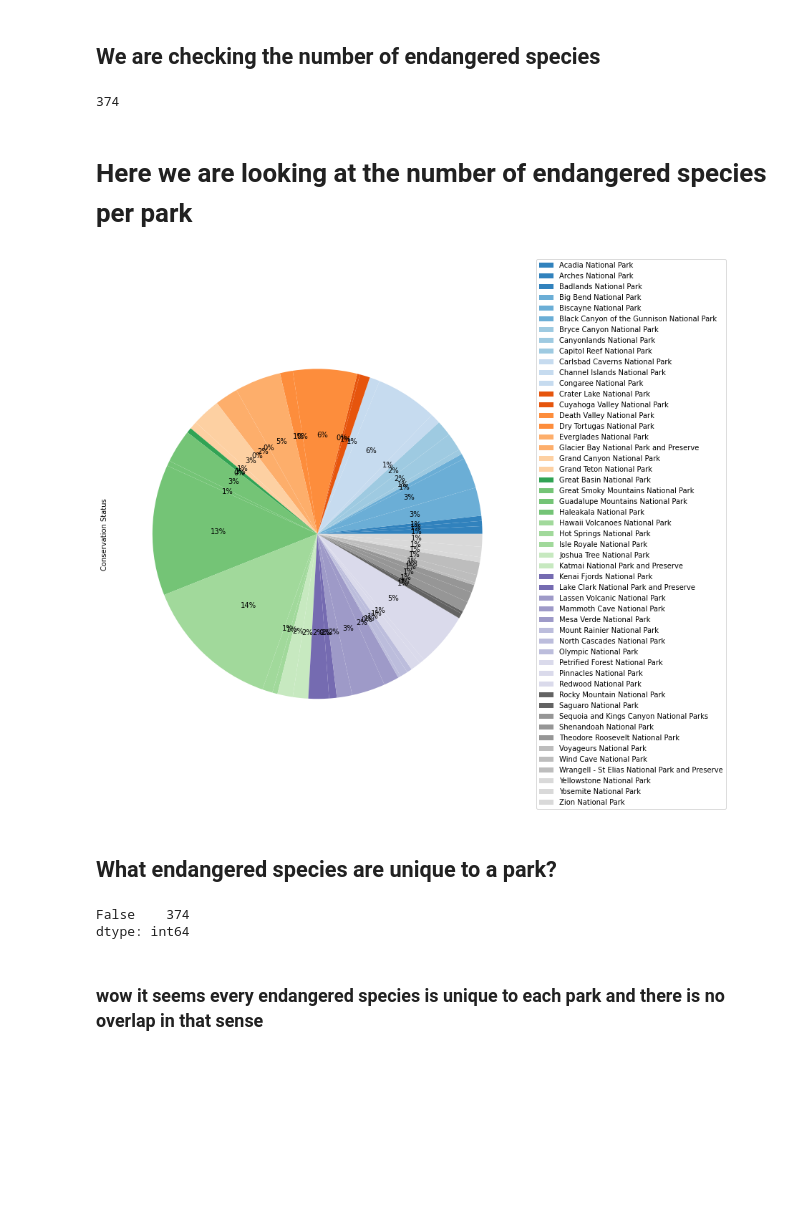
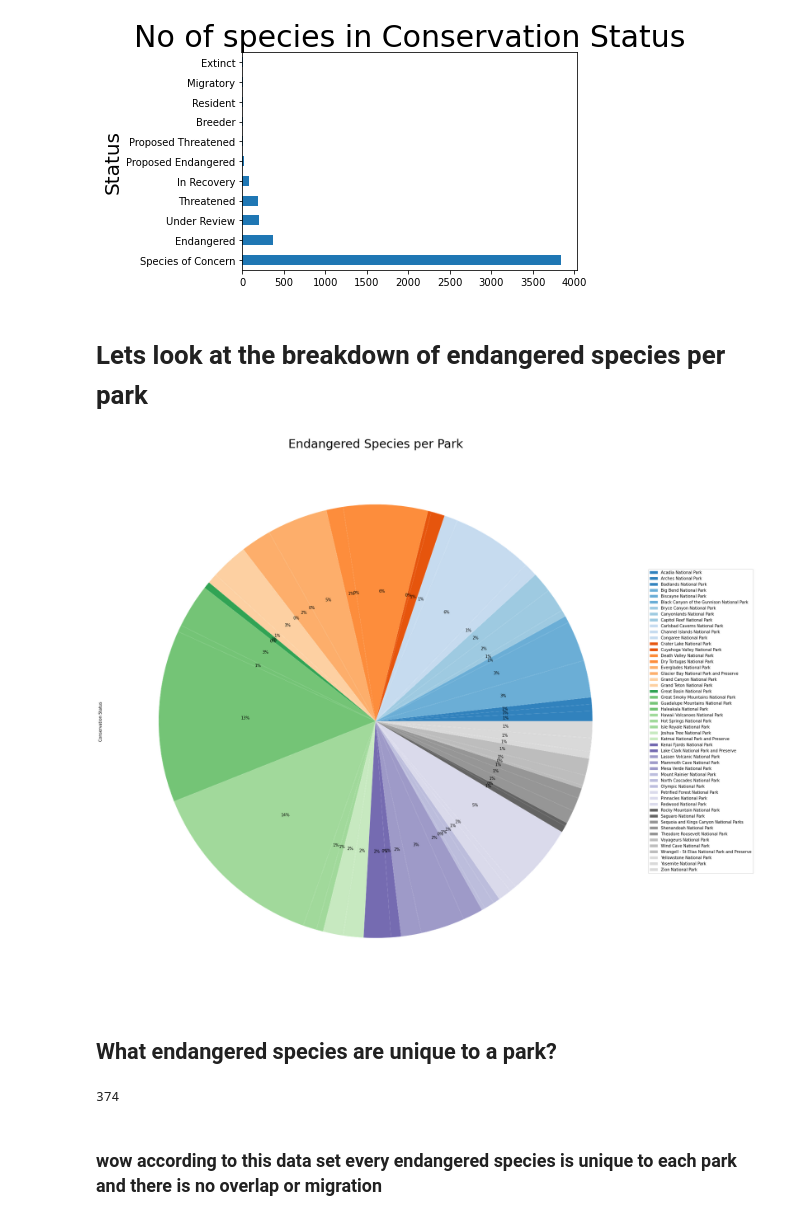
Before and after one commit to elc487/biodiversity_USNTLParks, a Jupyter notebook: Biodiversity of National Parks.ipynb, the cells around one changed output. Drawn from its saved outputs; the diff is of its cells as text; code cells hidden in the pictures; blank space fills up the shorter version.

```diff
--- a/Biodiversity of National Parks.ipynb
+++ b/Biodiversity of National Parks.ipynb
@@ -45,28 +61,30 @@ bio["Category"].value_counts().plot.barh();
+# %%
+conservation_park = bio['Conservation Status'] != 'Regular'
+plt.ylabel('Status', fontsize=20)
+plt.title('No of species in Conservation Status', fontsize=30)
+bio[conservation_park]["Conservation Status"].value_counts().plot.barh();
+# %% [output]
+[figure, added]
 # %% [markdown]
-## We are checking the number of endangered species
+# Lets look at the breakdown of endangered species per park
-# %%
-endangered_park = bio['Conservation Status'] == 'Endangered'
-bio[endangered_park]["Species ID"].count()
-# %% [output]
-374
-# %% [markdown]
-# Here we are looking at the number of endangered species per park
 # %%
-fig3,ax3 = plt.subplots(figsize=(10,10))
-fig3.subplots_adjust(0.2,0,1,1)
+fig3,ax3 = plt.subplots(figsize=(10,15))
+fig3.subplots_adjust(0.1,0,2,2)
 spec_park = bio.groupby(["Park Name"])
 x = spec_park['Conservation Status'].apply(lambda x: x.str.contains("Endangered").sum() )
 
 x.plot.pie(labeldistance=None, cmap='tab20c',autopct='%1.0f%%')
-plt.legend(loc='right',bbox_to_anchor=(1,0,0.5,1), );
+plt.title('Endangered Species per Park', fontsize=30)
+plt.legend(loc='right',bbox_to_anchor=(0.5,0,0.7,1), );
 # %% [output]
-[figure, old version]
+[figure, new version]
 # %% [markdown]
 ## What endangered species are unique to a park?
-# %%
-bio[endangered_park].duplicated().value_counts()
-# %% [output]
-False    374
-dtype: int64
+# %%
+endangered_park = bio['Conservation Status'] == 'Endangered'
+
+len(bio[endangered_park].duplicated())
+# %% [output]
+374
 # %% [markdown]
-### wow it seems every endangered species is unique to each park and there is no overlap in that sense
+### wow according to this data set every endangered species is unique to each park and there is no overlap or migration
```
Also changed, not shown: parts of 17 cells of this notebook.
